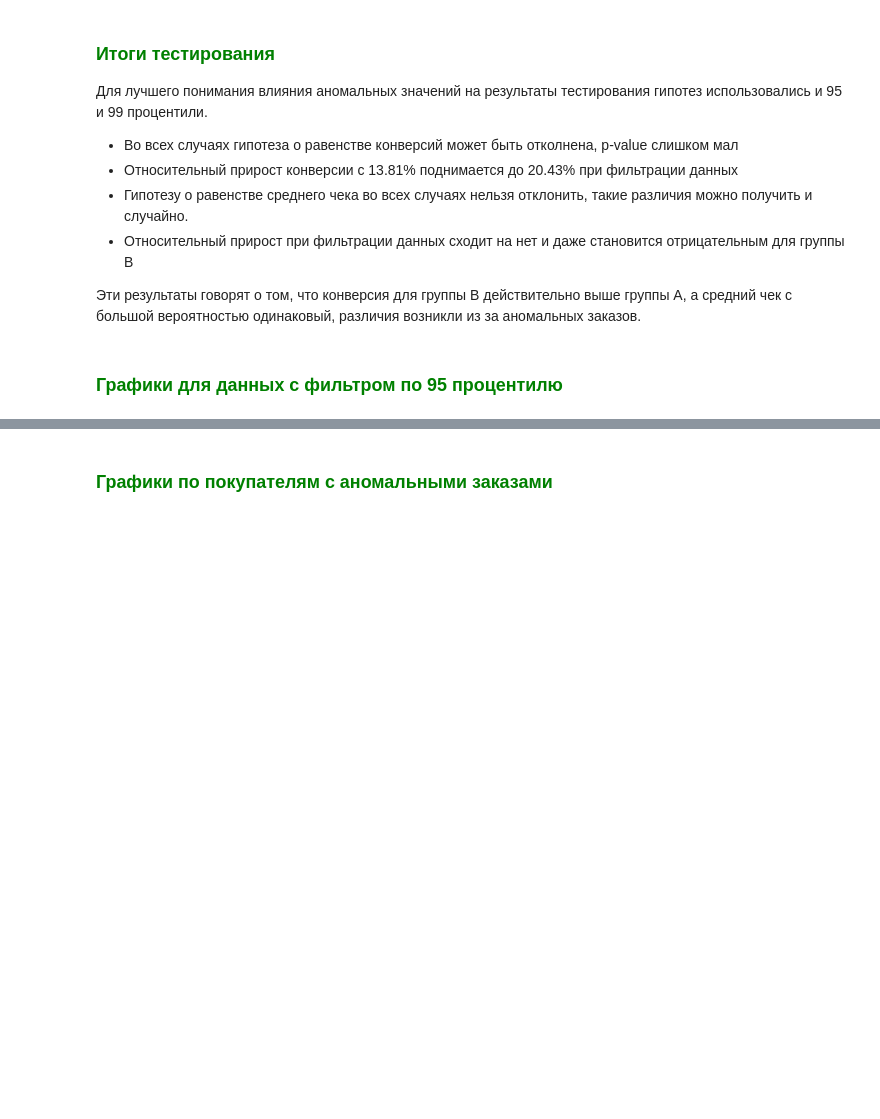
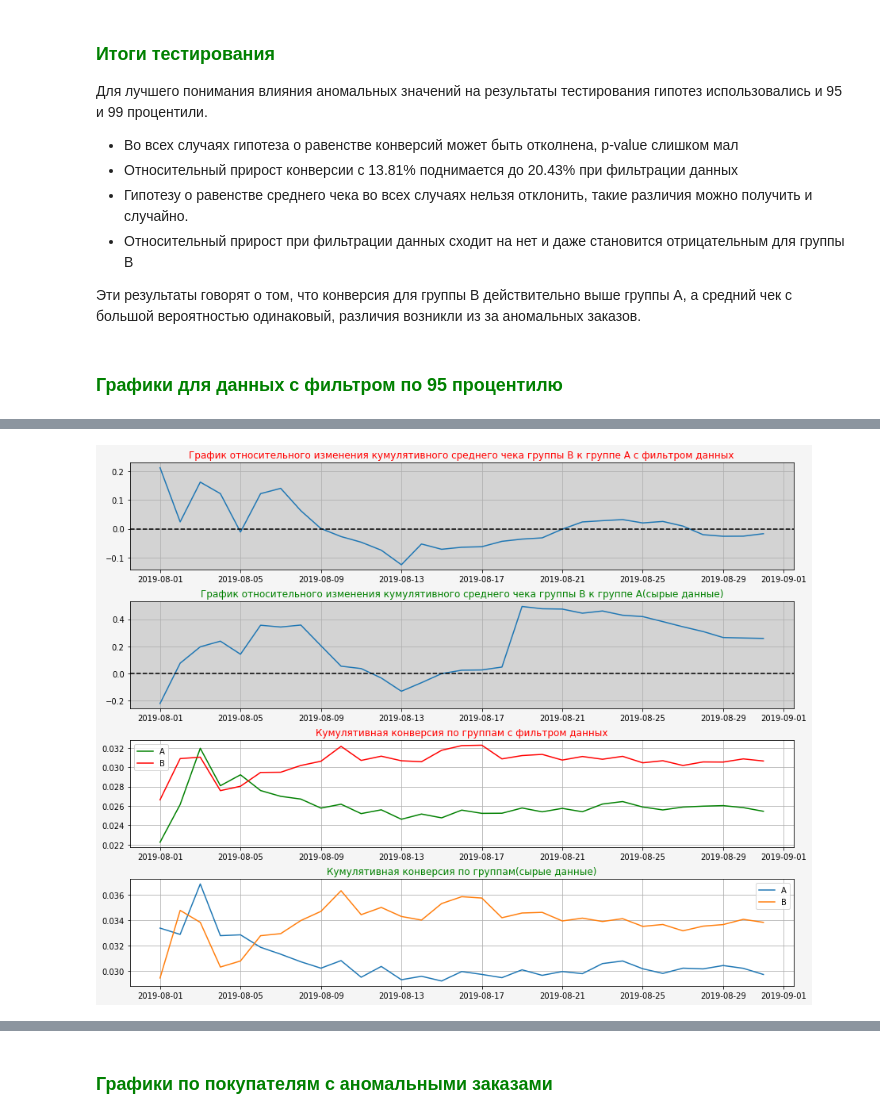
Before and after one commit to sergeipm/AB_test_online_shop, a Jupyter notebook: Крупный_интернет_магазин.ipynb, the cells around one changed output, grey strips where cells are left out. Cells and saved outputs as stored; diff of their text form; code cells hidden in the pictures; blank space fills up the shorter version.

```diff
--- a/Крупный_интернет_магазин.ipynb
+++ b/Крупный_интернет_магазин.ipynb
@@ -549,0 +485,46 @@ plt.show()
+# %%
+fig = plt.figure(figsize=(15,25))
+fig.subplots_adjust(hspace=0.3)
+fig.set_facecolor('whitesmoke')
+
+
+ax1 = fig.add_subplot(815)
+ax1.set_facecolor('lightgrey')
+plt.plot(mergedCummulativeRevenue_filtered['date'],
+         (mergedCummulativeRevenue_filtered['revenueB']/mergedCummulativeRevenue_filtered['ordersB']
+         )/(mergedCummulativeRevenue_filtered['revenueA']/mergedCummulativeRevenue_filtered['ordersA'])-1)
+
+plt.axhline(y=0, color='black', linestyle='--')
+
+plt.grid()
+plt.title('График относительного изменения кумулятивного среднего чека группы B к группе А с фильтром данных',color = 'red')
+
+
+ax1 = fig.add_subplot(816)
+ax1.set_facecolor('lightgrey')
+plt.plot(mergedCummulativeRevenue['date'],
+         (mergedCummulativeRevenue['revenueB']/mergedCummulativeRevenue['ordersB']
+         )/(mergedCummulativeRevenue['revenueA']/mergedCummulativeRevenue['ordersA'])-1)
+
+plt.axhline(y=0, color='black', linestyle='--')
+
+plt.grid()
+plt.title('График относительного изменения кумулятивного среднего чека группы B к группе А(сырые данные)',color = 'green')
+
+ax1 = fig.add_subplot(817)
+plt.plot(cummulativeDataA_filtered['date'], cummulativeDataA_filtered['conversion'], label='A',color = 'green')
+plt.plot(cummulativeDataB_filtered['date'], cummulativeDataB_filtered['conversion'], label='B',color = 'red')
+plt.legend()
+plt.grid()
+plt.title('Кумулятивная конверсия по группам с фильтром данных',color = 'red')
+
+ax1 = fig.add_subplot(818)
+
+plt.plot(cummulativeDataA['date'], cummulativeDataA['conversion'], label='A')
+plt.plot(cummulativeDataB['date'], cummulativeDataB['conversion'], label='B')
+plt.legend()
+plt.grid()
+plt.title('Кумулятивная конверсия по группам(сырые данные)',color = 'green')
+plt.show()
+# %% [output]
+[figure, added]
```
Also changed, not shown: parts of 2 cells of this notebook.
